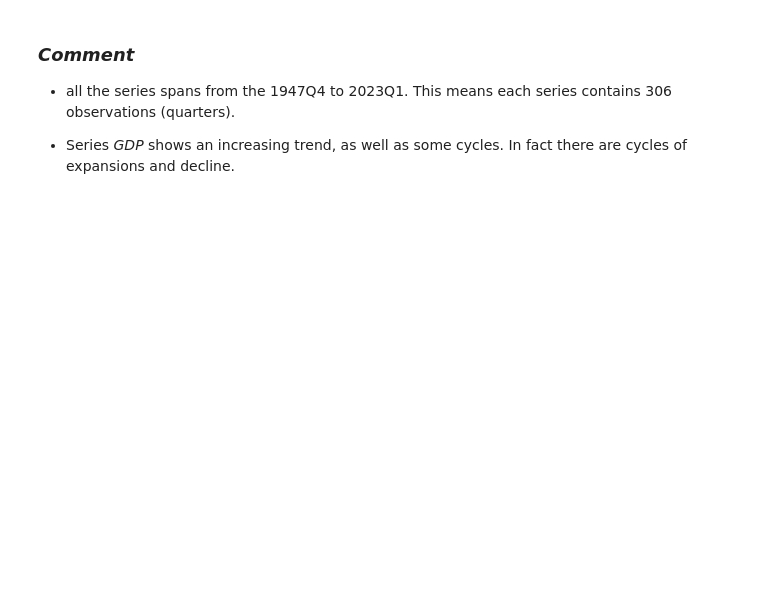
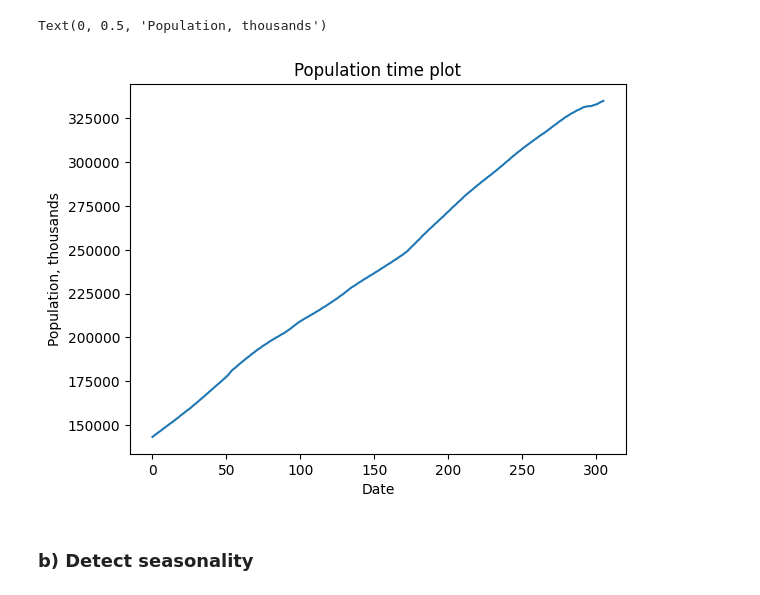
Before and after one commit to giordanovitale/Time-Series-Assignments, a Jupyter notebook: Assignment 2/Assignment2.ipynb, the cells around one changed output. Saved outputs shown, nothing was run; the diff lists cells and outputs as text; code cells hidden in the pictures; blank space fills up the shorter version.

```diff
--- a/Assignment 2/Assignment2.ipynb
+++ b/Assignment 2/Assignment2.ipynb
@@ -63,6 +69,11 @@ Text(0, 0.5, 'Deflator')
-# %% [markdown]
-### *Comment*
-
-- all the series spans from the 1947Q4 to 2023Q1. This means each series contains 306 observations (quarters).
-
-- Series *GDP* shows an increasing trend, as well as some cycles. In fact there are cycles of expansions and decline.
+# %%
+# plot the Defl series
+plt.plot(df.index, df.Pop)
+plt.title("Population time plot")
+plt.xlabel("Date")
+plt.ylabel("Population, thousands")
+# %% [output]
+Text(0, 0.5, 'Population, thousands')
+[figure, added]
+# %% [markdown]
+### b) Detect seasonality
```
Also changed, not shown: parts of 16 cells of this notebook.
